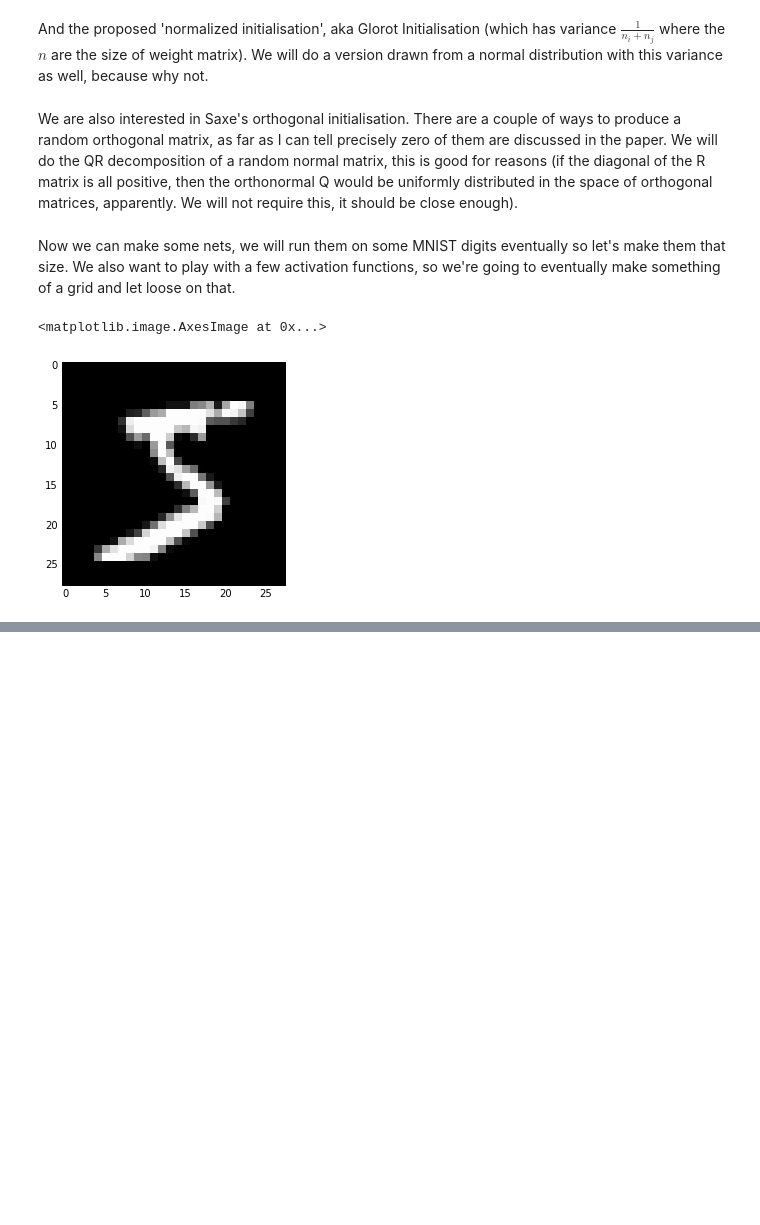
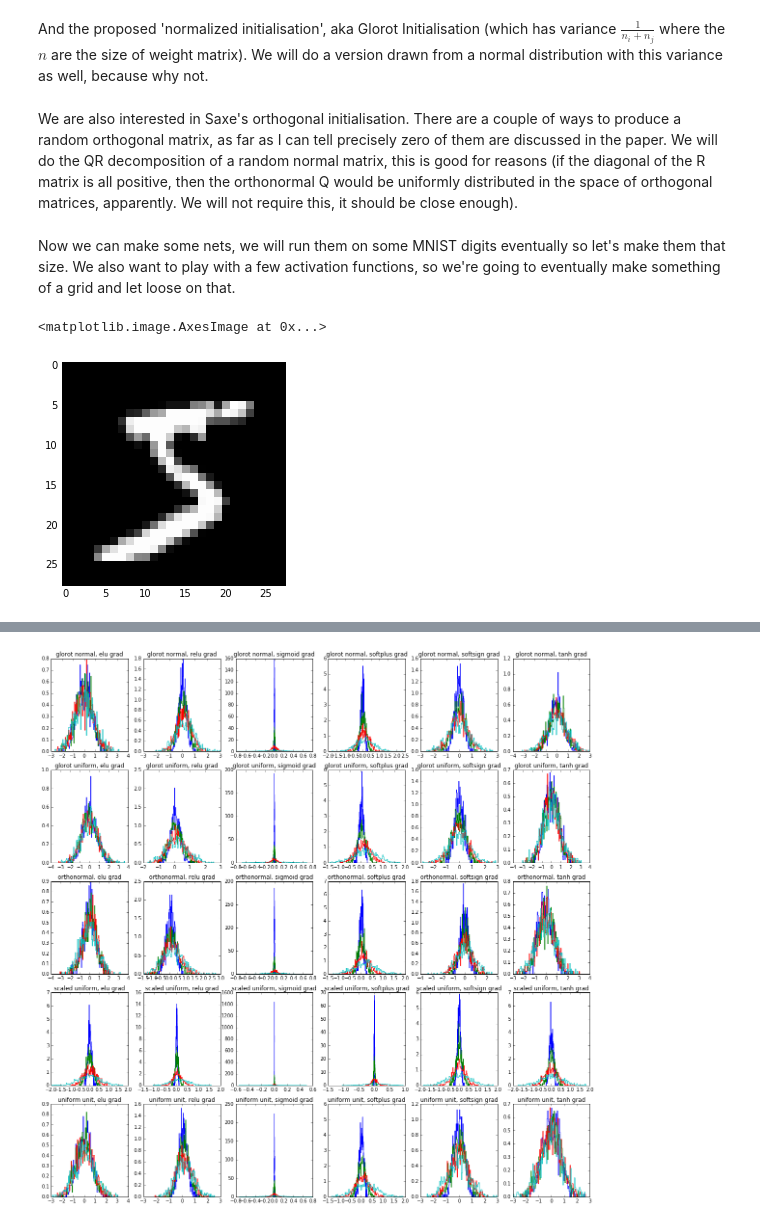
Before and after one commit to PFCM/odds-and-ends, a Jupyter notebook: Glorot pictures.ipynb, the cells around one changed output, grey strips where cells are left out. Cells and saved outputs as stored; diff of their text form; code cells hidden in the pictures; blank space fills up the shorter version.

```diff
--- a/Glorot pictures.ipynb
+++ b/Glorot pictures.ipynb
@@ -136,0 +150,16 @@ for name, activations in sorted(list(nets.items())):
+# %%
+def get_grad(acts):
+    #return [tf.gradients(b, a)[0] for a, b in zip(acts, acts[1:])]
+    return [tf.gradients(acts[-1], a)[0] for a in acts[:-1]]
+
+grads = {name + ' grad': get_grad(acts) for name, acts in nets.items()}
+# %%
+plt.figure(figsize=(20, 20))
+i = 0
+for name, gradients in sorted(list(grads.items())):
+    batch_grads = sess.run(gradients)
+    plt.subplot(5, 6, i+1)
+    i += 1
+    plot_activations(name, batch_grads, legend=False)
+# %% [output]
+[figure, added]
```
Also changed, not shown: parts of 3 cells of this notebook.
